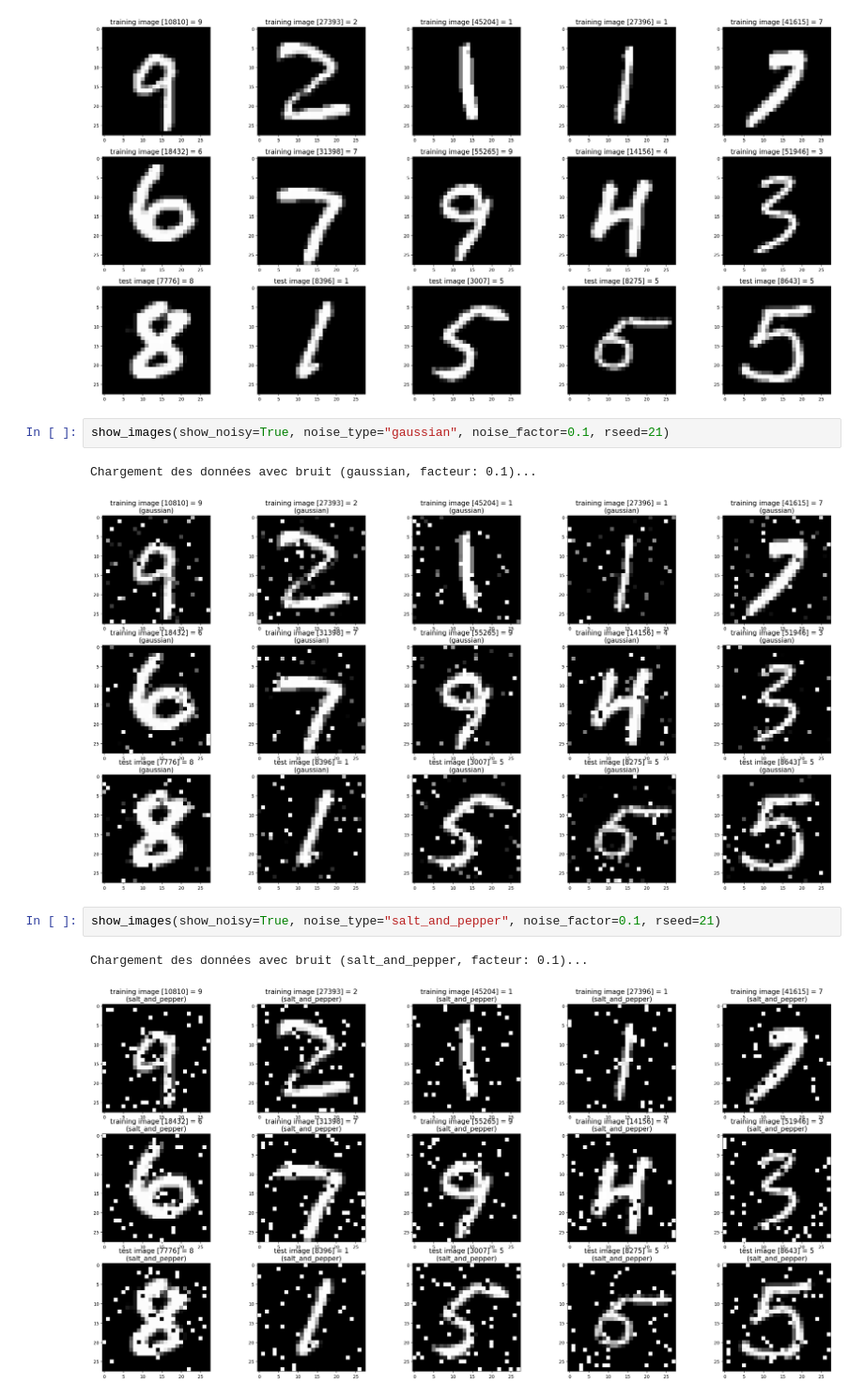
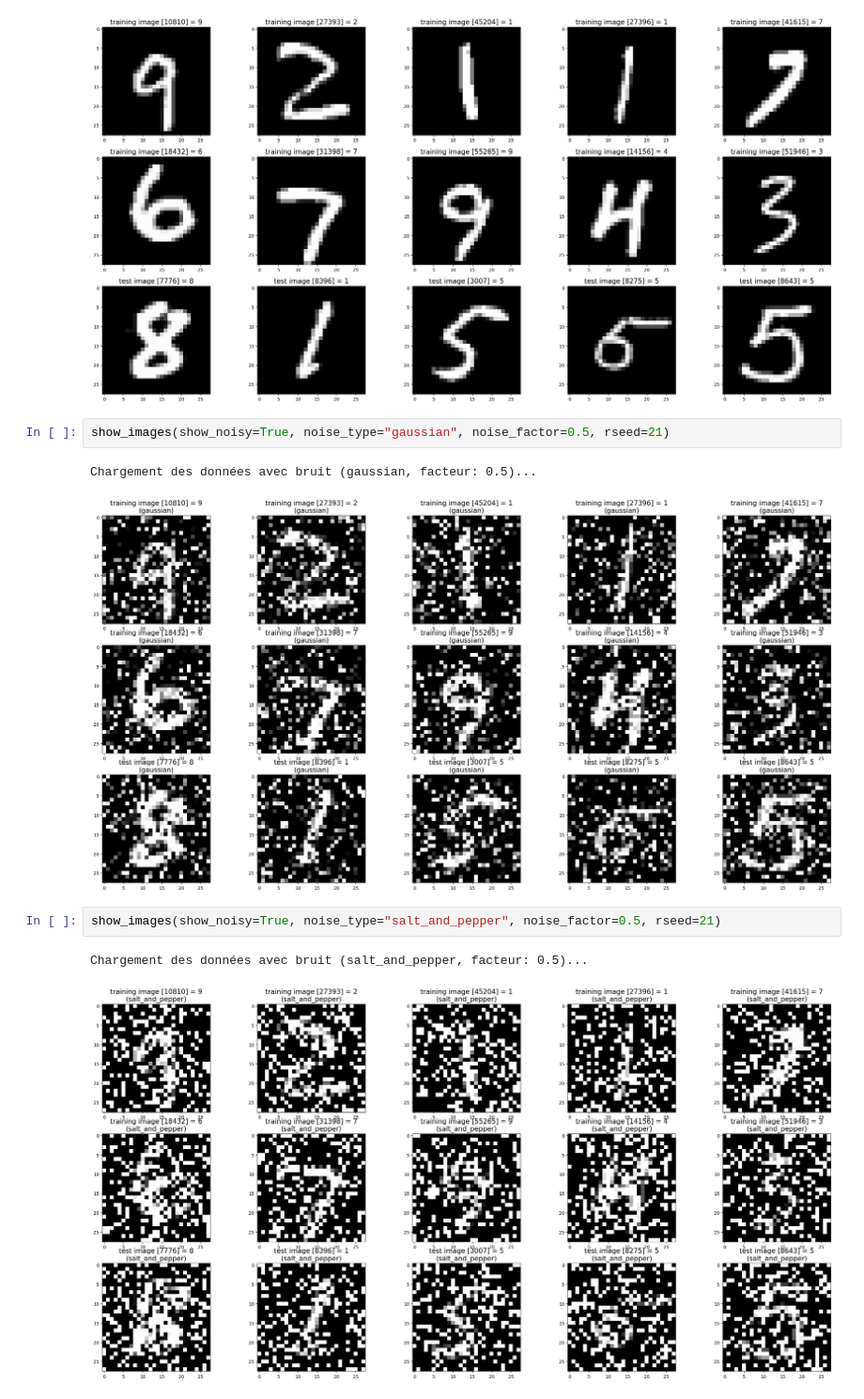
Before and after one commit to Themlaw/Python-Data-2A-ENSAE, a Jupyter notebook: src/main.ipynb, the cells around one changed output. Shown: that part at 94% size. Saved outputs shown, nothing was run; the diff lists cells and outputs as text.

```diff
--- a/src/main.ipynb
+++ b/src/main.ipynb
@@ -15,13 +15,13 @@ show_images(show_noisy=False, rseed=21)
 Chargement des données originales...
 [figure]
 # %%
-show_images(show_noisy=True, noise_type="gaussian", noise_factor=0.1, rseed=21)
+show_images(show_noisy=True, noise_type="gaussian", noise_factor=0.5, rseed=21)
 # %% [output]
-Chargement des données avec bruit (gaussian, facteur: 0.1)...
+Chargement des données avec bruit (gaussian, facteur: 0.5)...
-[figure, old version]
+[figure, new version]
 # %%
-show_images(show_noisy=True, noise_type="salt_and_pepper", noise_factor=0.1, rseed=21)
+show_images(show_noisy=True, noise_type="salt_and_pepper", noise_factor=0.5, rseed=21)
 # %% [output]
-Chargement des données avec bruit (salt_and_pepper, facteur: 0.1)...
+Chargement des données avec bruit (salt_and_pepper, facteur: 0.5)...
-[figure, old version]
+[figure, new version]
 # %% [markdown]
```
Also changed, not shown: parts of 1 cell of this notebook.
